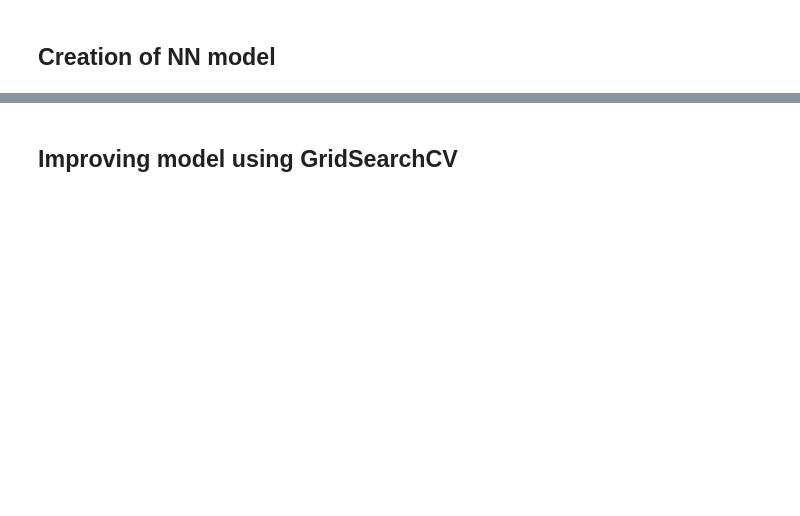
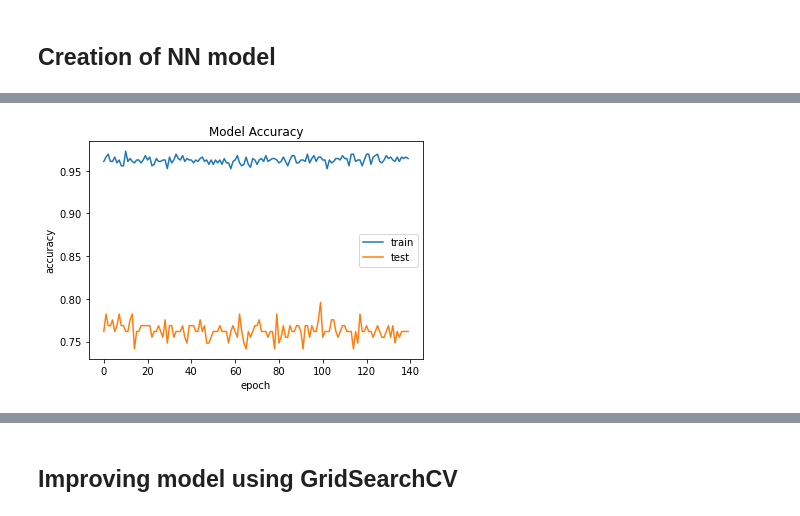
Before and after one commit to Labbe24/HeartDiseasePrediction, a Jupyter notebook: HeartDiseasePrediction.ipynb, the cells around one changed output, grey strips where cells are left out. Saved outputs shown, nothing was run; the diff lists cells and outputs as text; code cells hidden in the pictures; blank space fills up the shorter version.

Commit message:
improved model

```diff
--- a/HeartDiseasePrediction.ipynb
+++ b/HeartDiseasePrediction.ipynb
@@ -87,20 +112,24 @@ from keras import layers
 from keras import regularizers
 from keras.optimizers import Adam
 
-def create_model(optimizer):
+def create_binary_model(units, n_layers):
     # create model
     model = models.Sequential()
-    model.add(layers.Dense(16, input_dim=11, kernel_initializer='normal', kernel_regularizer=regularizers.l2(0.001), activation='relu'))
-    model.add(layers.Dropout(0.25))
-    model.add(layers.Dense(8, kernel_initializer='normal', kernel_regularizer=regularizers.l2(0.001), activation='relu'))
-    model.add(layers.Dropout(0.25))
-    model.add(layers.Dense(2, activation='softmax'))
+    model.add(layers.Dense(units, input_dim=20, kernel_initializer='he_uniform',  kernel_regularizer=regularizers.l2(0.001),activation='relu'))
+    #model.add(layers.Dropout(0.25))
 
-    # compile model
+    for l in range(n_layers):
+        model.add(layers.Dense(units, kernel_initializer='he_uniform',  kernel_regularizer=regularizers.l2(0.001),activation='relu'))
+        #model.add(layers.Dropout(0.25))
+
+    model.add(layers.Dense(1, activation='sigmoid'))
+
+    # Compile model
     adam = Adam(lr=0.001)
-    model.compile(loss='categorical_crossentropy', optimizer=optimizer, metrics=['accuracy','categorical_accuracy', 'mean_squared_error','mean_absolute_error'])
+    model.compile(loss='binary_crossentropy', optimizer='rmsprop', metrics=['accuracy'])
     return model
 
-model = create_model('adam')
-model.summary()
+binary_model = create_binary_model(8, 1)
+
+binary_model.summary()
 # %% [output]
@@ -192,0 +152,6 @@ weighted avg       0.86      0.85      0.85       184
+# %%
+from keras.callbacks import EarlyStopping
+
+es = EarlyStopping(monitor='val_loss', mode='min', verbose=1, patience=100)
+
+binary_history=binary_model.fit(X_train, y_train_binary, validation_data=(X_valid, y_valid_binary), epochs=2000, batch_size=30, verbose=0, shuffle=True, callbacks=[es])
@@ -192,0 +170,12 @@ weighted avg       0.86      0.85      0.85       184
+# %%
+import matplotlib.pyplot as plt
+
+plt.plot(binary_history.history['accuracy'])
+plt.plot(binary_history.history['val_accuracy'])
+plt.title('Model Accuracy')
+plt.ylabel('accuracy')
+plt.xlabel('epoch')
+plt.legend(['train', 'test'])
+plt.show()
+# %% [output]
+[figure, added]
```
Also changed, not shown: parts of 16 cells of this notebook, 1 other file.
